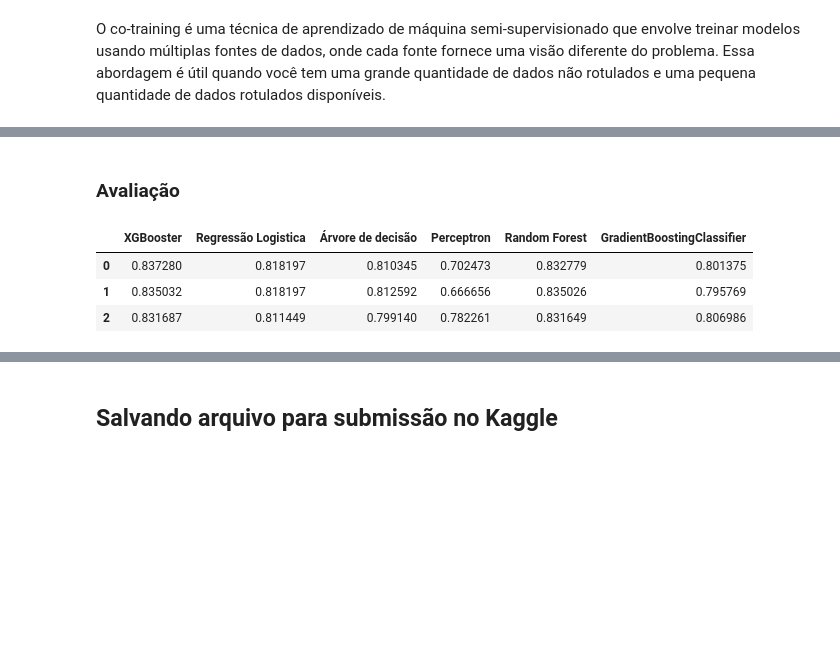
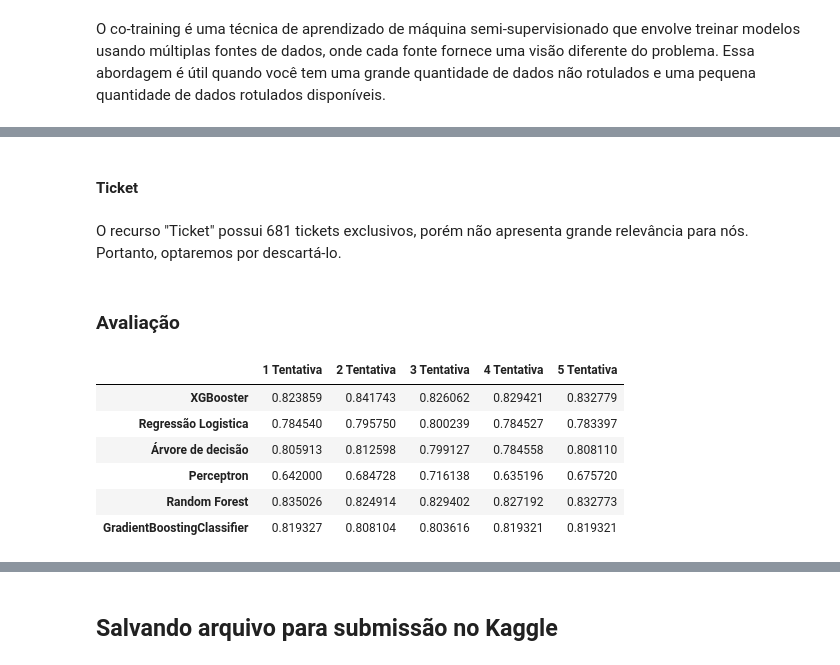
Before and after one commit to MarcosEduard0/Competicao-Tatanic, a Jupyter notebook: Análise do Titanic.ipynb, the cells around one changed output, grey strips where cells are left out. Saved outputs shown, nothing was run; the diff lists cells and outputs as text; code cells hidden in the pictures; blank space fills up the shorter version.

```diff
--- a/Análise do Titanic.ipynb
+++ b/Análise do Titanic.ipynb
@@ -510,3 +607,6 @@ Vamos começar convertendo a coluna `Sex` em um novo recurso chamado Gênero, on
+# %%
+treino_filtrado = pd.get_dummies(treino_filtrado, columns=['Sex'])
+teste_filtrado = pd.get_dummies(teste_filtrado, columns=['Sex'])
 # %%
 # treino_filtrado = pd.get_dummies(treino_filtrado, columns=['Sex'])
 # teste_filtrado = pd.get_dummies(teste_filtrado, columns=['Sex'])
@@ -517 +619,4 @@ O mesmo iremos fazer para o `Embarked`
+# %%
+treino_filtrado = pd.get_dummies(treino_filtrado, columns=['Embarked'])
+teste_filtrado = pd.get_dummies(teste_filtrado, columns=['Embarked'])
 # %%
@@ -523,19 +627,25 @@ for dataset in data:
+# %% [markdown]
+#### Ticket
+# %% [markdown]
+O recurso "Ticket" possui 681 tickets exclusivos, porém não apresenta grande relevância para nós. Portanto, optaremos por descartá-lo.
+# %%
+treino_filtrado.drop(['Ticket'], axis=1, inplace = True)
+teste_filtrado.drop(['Ticket'], axis=1, inplace = True)
 # %% [markdown]
 ### Avaliação
 # %%
-# tabela_resultados = {}
-tabela_resultados = tabela_resultados if 'tabela_resultados' in locals() else {}
+from collections import defaultdict
+
+tabela_resultados = defaultdict(list)
 
 models = {
-        'XGBooster': XGBClassifier(learning_rate=0.1, max_depth=3, n_estimators=200, min_child_weight=1),
+       'XGBooster': XGBClassifier(learning_rate=0.1, max_depth=3, n_estimators=200, min_child_weight=1),
         'Regressão Logistica': LogisticRegression(max_iter=800, C=1.0, penalty='l1', solver='liblinear'),
         'Árvore de decisão': DecisionTreeClassifier(max_depth=10, min_samples_leaf=1, min_samples_split=10),
         'Perceptron': Perceptron(alpha=0.01, eta0=0.001, max_iter=1000, penalty='elasticnet', tol=0.001),
         'Random Forest': RandomForestClassifier(n_estimators=100, max_depth=10, min_samples_split=10, min_samples_leaf=1),
-        'GradientBoostingClassifier': GradientBoostingClassifier(n_estimators=100, learning_rate=1.0, max_depth=1, random_state=0),
-#         'Support Vector Machines': SVC(C=1, degree=2, kernel='linear')
+        'GradientBoostingClassifier': GradientBoostingClassifier(n_estimators=100, learning_rate=1.0, max_depth=1, random_state=0)
 }
-
 def validacao(X, y):
     kfold = StratifiedKFold(n_splits=5, shuffle=False)
 
@@ -550,21 +660,25 @@ def validacao(X, y):
     return tabela_resultados
 # %%
 # Código para chamar a função e exibir a tabela:
-X = treino_filtrado.drop(['PassengerId','Survived', 'Ticket'], axis=1)
+X = treino_filtrado.drop(['Survived'], axis=1)
 y = treino_filtrado.Survived
 
-# Chamada inicial da função
-try:
-    tabela_resultados = validacao(X, y)
-except Exception:
-    tabela_resultados = {}
-    tabela_resultados = validacao(X, y)
+# Chamada da função
+tabela_resultados = validacao(X, y)
 
 # Mostrar a tabela atualizada
 results = pd.DataFrame(tabela_resultados)
-results
+results_transposed = results.transpose()  # Troca linhas por colunas
+
+# Renomear as colunas para "1 tentativa", "2 tentativa", etc.
+results_transposed.columns = [f"{i+1} Tentativa" for i in range(len(results_transposed.columns))]
+
+results_transposed
 # %% [output]
-|  | XGBooster | Regressão Logistica | Árvore de decisão | Perceptron | Random Forest | GradientBoostingClassifier |
-| 0 | 0.837280 | 0.818197 | 0.810345 | 0.702473 | 0.832779 | 0.801375 |
-| 1 | 0.835032 | 0.818197 | 0.812592 | 0.666656 | 0.835026 | 0.795769 |
-| 2 | 0.831687 | 0.811449 | 0.799140 | 0.782261 | 0.831649 | 0.806986 |
+|  | 1 Tentativa | 2 Tentativa | 3 Tentativa | 4 Tentativa | 5 Tentativa |
+| XGBooster | 0.823859 | 0.841743 | 0.826062 | 0.829421 | 0.832779 |
+| Regressão Logistica | 0.784540 | 0.795750 | 0.800239 | 0.784527 | 0.783397 |
+| Árvore de decisão | 0.805913 | 0.812598 | 0.799127 | 0.784558 | 0.808110 |
+| Perceptron | 0.642000 | 0.684728 | 0.716138 | 0.635196 | 0.675720 |
+| Random Forest | 0.835026 | 0.824914 | 0.829402 | 0.827192 | 0.832773 |
+| GradientBoostingClassifier | 0.819327 | 0.808104 | 0.803616 | 0.819321 | 0.819321 |
```
Also changed, not shown: parts of 91 cells of this notebook, 8 other files.
